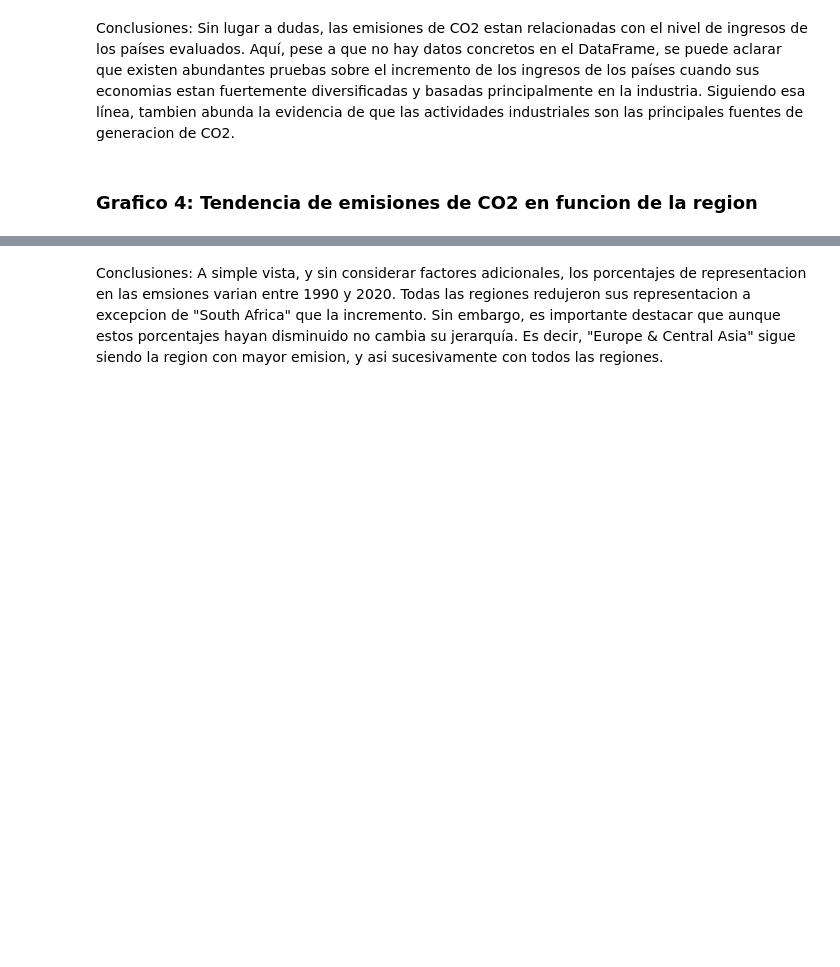
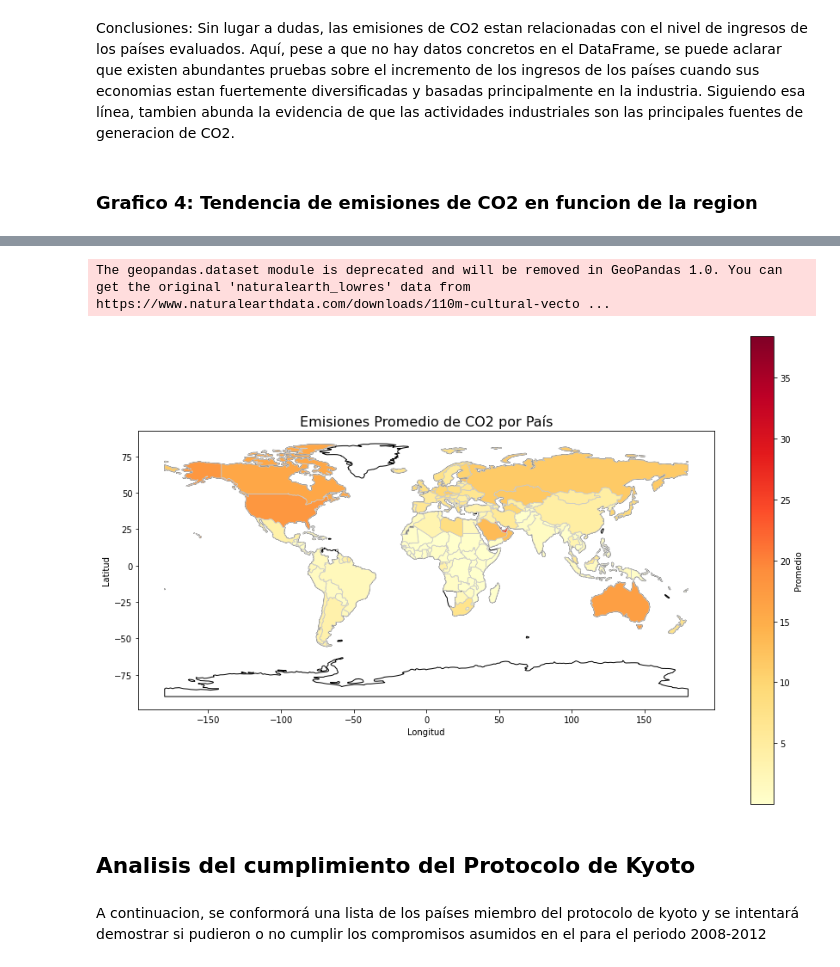
Before and after one commit to julialoelopez/TrabajoFinalBigData, a Jupyter notebook: Analisis de datos.ipynb, the cells around one changed output, grey strips where cells are left out. Cells and saved outputs as stored; diff of their text form; code cells hidden in the pictures; blank space fills up the shorter version.

```diff
--- a/Analisis de datos.ipynb
+++ b/Analisis de datos.ipynb
@@ -328,0 +276,4 @@ Se seleccionan estos años debido a que representan el incio y fin de las medici
+# %%
+df['Promedio'] = df.iloc[:, 4:].mean(axis=1)
+df_promedio = df[['Country Name','Country Code', 'Region','Promedio']].sort_values(by='Promedio', ascending=False)
+df_promedio
@@ -347,3 +302,35 @@ fig.show()
-# %% [markdown]
-Conclusiones: A simple vista, y sin considerar factores adicionales, los porcentajes de representacion en las emsiones varian entre 1990 y 2020. Todas las regiones redujeron sus representacion a excepcion de "South Africa" que la incremento.
-Sin embargo, es importante destacar que aunque estos porcentajes hayan disminuido no cambia su jerarquía. Es decir, "Europe & Central Asia" sigue siendo la region con mayor emision, y asi sucesivamente con todos las regiones.
+# %%
+import pandas as pd
+import geopandas as gpd
+import matplotlib.pyplot as plt
+import seaborn as sns
+
+# Cargar un conjunto de datos geoespaciales del mundo (necesitas un archivo shapefile del mundo)
+world = gpd.read_file(gpd.datasets.get_path('naturalearth_lowres'))
+
+# Fusionar los datos geoespaciales con los datos de emisiones promedio
+world_emisiones = world.merge(df_promedio, how='left', left_on='iso_a3', right_on='Country Code')
+
+# Configurar el tamaño de la figura
+fig, ax = plt.subplots(1, 1, figsize=(15, 10))
+
+# Mostrar el mapa del mundo
+world.plot(ax=ax, color='white', edgecolor='black') #Parametros para el mapa (donde no hay datos, se pone blanco)
+
+# Graficar los países con emisión promedio
+world_emisiones.plot(ax=ax, column='Promedio', cmap='YlOrRd', legend=True,
+                     legend_kwds={'label': "Promedio"},
+                     linewidth=0.8, edgecolor='0.8')
+plt.title('Emisiones Promedio de CO2 por País', fontsize=16)
+plt.xlabel('Longitud')
+plt.ylabel('Latitud')
+
+# Mostrar el mapa
+plt.show()
+# %% [output]
+The geopandas.dataset module is deprecated and will be removed in GeoPandas 1.0. You can get the original 'naturalearth_lowres' data from https://www.naturalearthdata.com/downloads/110m-cultural-vecto ...
+[figure, added]
+# %% [markdown]
+## Analisis del cumplimiento del Protocolo de Kyoto
+# %% [markdown]
+A continuacion, se conformorá una lista de los países miembro del protocolo de kyoto y se intentará demostrar si pudieron o no cumplir los compromisos asumidos en el para el periodo 2008-2012
```
Also changed, not shown: parts of 42 cells of this notebook, 20 other files.
